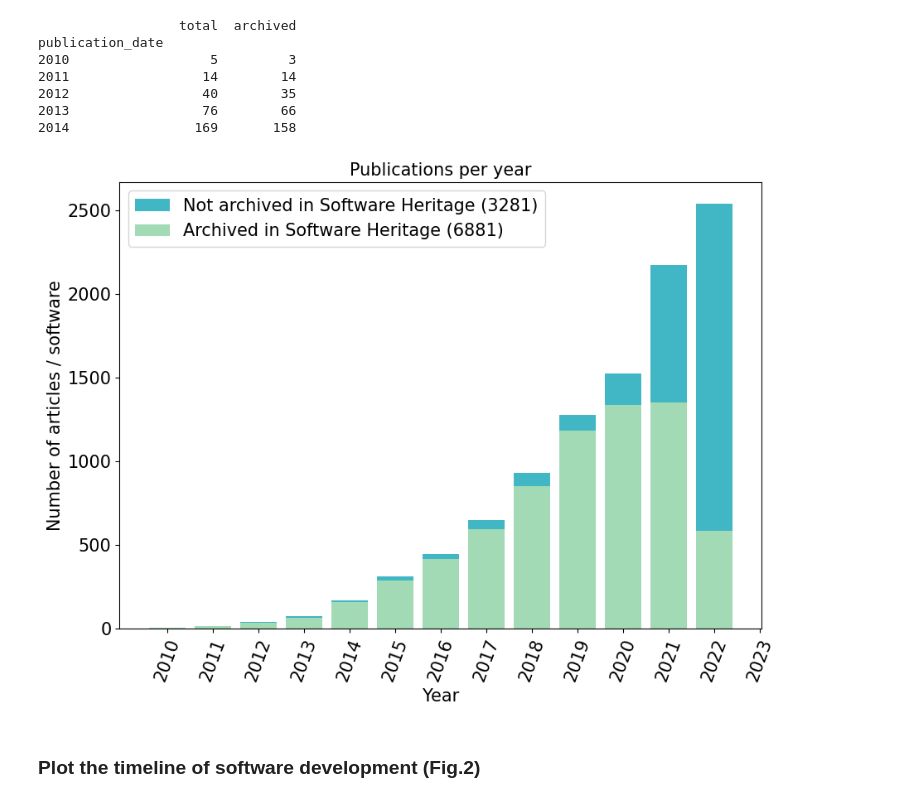
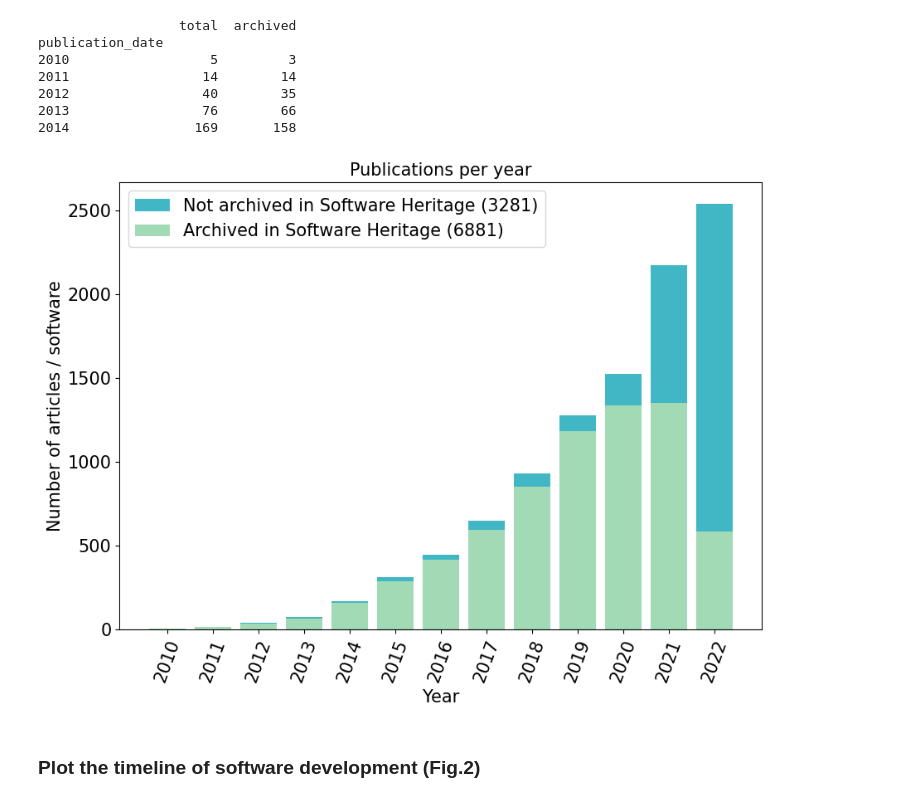
Before and after one commit to zhukovanadezhda/bioinformatics-software, a Jupyter notebook: notebooks/analysis.ipynb, the cells around one changed output. Drawn from its saved outputs; the diff is of its cells as text; code cells hidden in the pictures.

```diff
--- a/notebooks/analysis.ipynb
+++ b/notebooks/analysis.ipynb
@@ -63,10 +63,9 @@ df["publication_date"] = pd.to_datetime(df["publication_date"])
 df["date_repo_created"] = pd.to_datetime(df["date_repo_created"])
 df["date_repo_updated"] = pd.to_datetime(df["date_repo_updated"])
 
-df["Days_before"] = (df["date_repo_created"] - df["publication_date"]).dt.days
-df["Days_after"] = (df["date_repo_updated"] - df["publication_date"]).dt.days
-df["Days_dev"] = (df["date_repo_updated"] - df["date_repo_created"]).dt.days
-df["Updates"] = df["Days_after"].apply(lambda x: 1 if x>0 else 0)
+# Major metrics
+df["time_creation_to_publication"] = (df["date_repo_created"] - df["publication_date"]).dt.days
+df["time_update_to_publication"] = (df["date_repo_updated"] - df["publication_date"]).dt.days
 # %%
 # https://github.com/sermeor/The-Analysis-Kid/commits/main?after=69a4b677398c359efc878ba9ffe64028e3d11c1a+34&branch=main&qualified_name=refs%2Fheads%2Fmain
 # 31890138
@@ -96,28 +95,28 @@ publication_date
 2013                 76        66
 2014                169       158
 # %%
-plt.rcParams['text.usetex'] = False
+plt.rcParams["text.usetex"] = False
 fig, ax = plt.subplots(figsize=(10, 7))
 
 ax.bar(archive_dist.index, archive_dist["total"], color="#41b6c4")
 ax.bar(archive_dist.index, archive_dist["archived"], color="#a1dab4")
 
 ax.set_xlabel("Year", fontsize=15, fontfamily='sans-serif')
 ax.set_ylabel("Number of articles / software", fontsize=15, fontfamily='sans-serif')
 ax.set_title("Publications per year", fontsize=15, fontfamily='sans-serif')
 ax.legend([
     f"Not archived in Software Heritage ({sum(archive_dist['total'] - archive_dist['archived'])})",
     f"Archived in Software Heritage ({sum(archive_dist['archived'])})"
     ],fontsize=15
 )
-plt.xticks(years, rotation=70)
+plt.xticks(archive_dist.index, rotation=70)
 ax.tick_params(axis="y", labelsize=15)
 ax.tick_params(axis="x", labelsize=15)
 
 plt.savefig("../results/stat_swh.png")
 plt.show()
 # %% [output]
-[figure, old version]
+[figure, new version]
 # %% [markdown]
 ### Plot the timeline of software development (Fig.2)
 # %%
```
Also changed, not shown: parts of 6 cells of this notebook.
